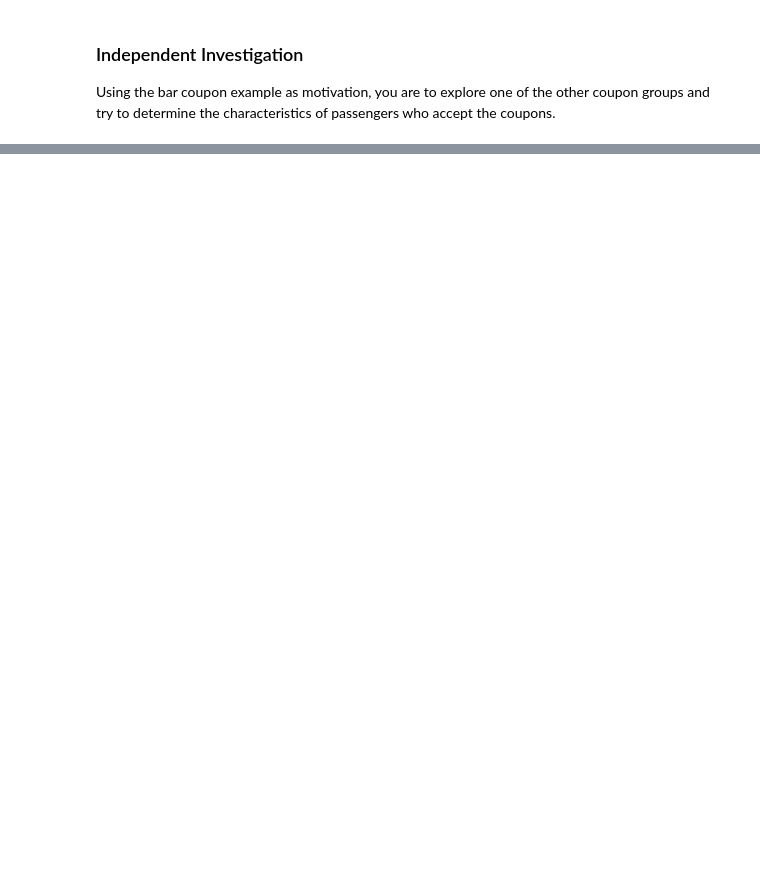
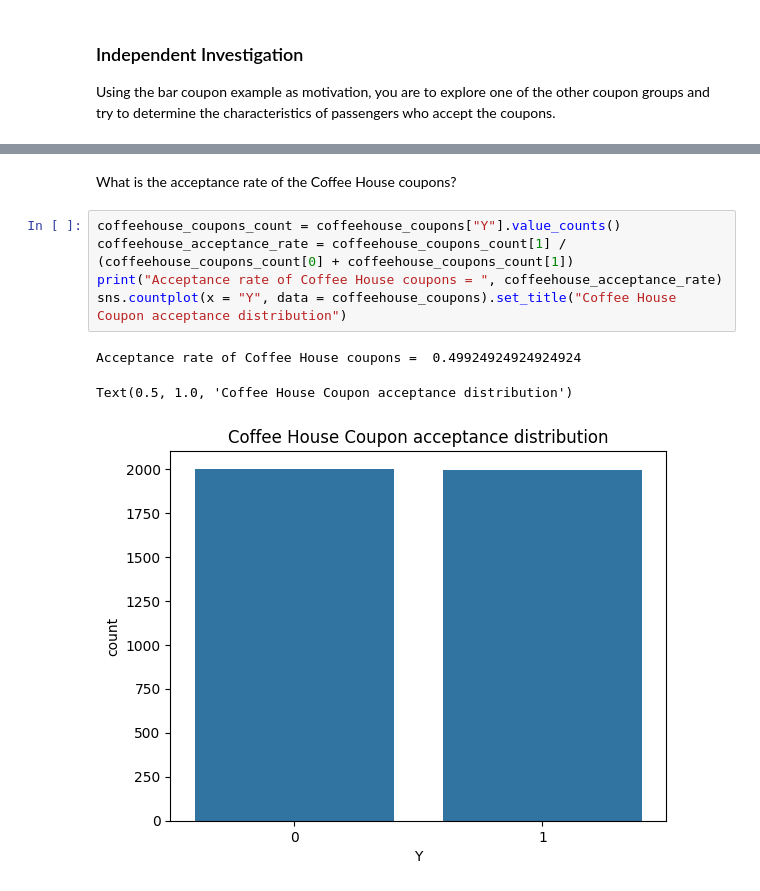
Before and after one commit to sheetal-vartak/Will-the-Customer-Accept-the-Coupon, a Jupyter notebook: prompt.ipynb, the cells around one changed output, grey strips where cells are left out. Cells and saved outputs as stored; diff of their text form; blank space fills up the shorter version.

```diff
--- a/prompt.ipynb
+++ b/prompt.ipynb
@@ -344,0 +383,11 @@ Using the bar coupon example as motivation, you are to explore one of the other
+# %% [markdown]
+What is the acceptance rate of the Coffee House coupons?
+# %%
+coffeehouse_coupons_count = coffeehouse_coupons["Y"].value_counts()
+coffeehouse_acceptance_rate = coffeehouse_coupons_count[1] / (coffeehouse_coupons_count[0] + coffeehouse_coupons_count[1])
+print("Acceptance rate of Coffee House coupons = ", coffeehouse_acceptance_rate)
+sns.countplot(x = "Y", data = coffeehouse_coupons).set_title("Coffee House Coupon acceptance distribution")
+# %% [output]
+Acceptance rate of Coffee House coupons =  0.49924924924924924
+Text(0.5, 1.0, 'Coffee House Coupon acceptance distribution')
+[figure, added]
```
Also changed, not shown: parts of 27 cells of this notebook.
